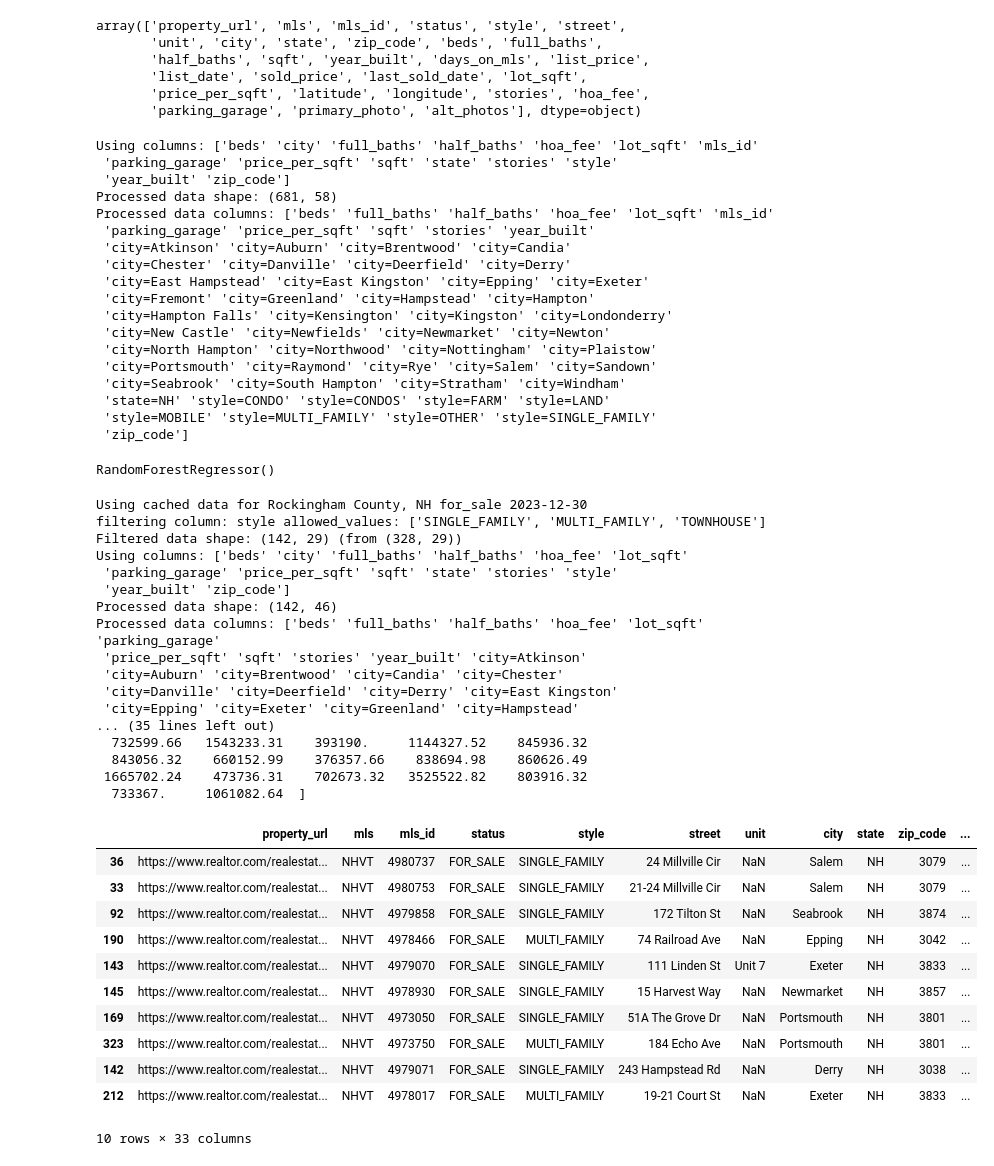
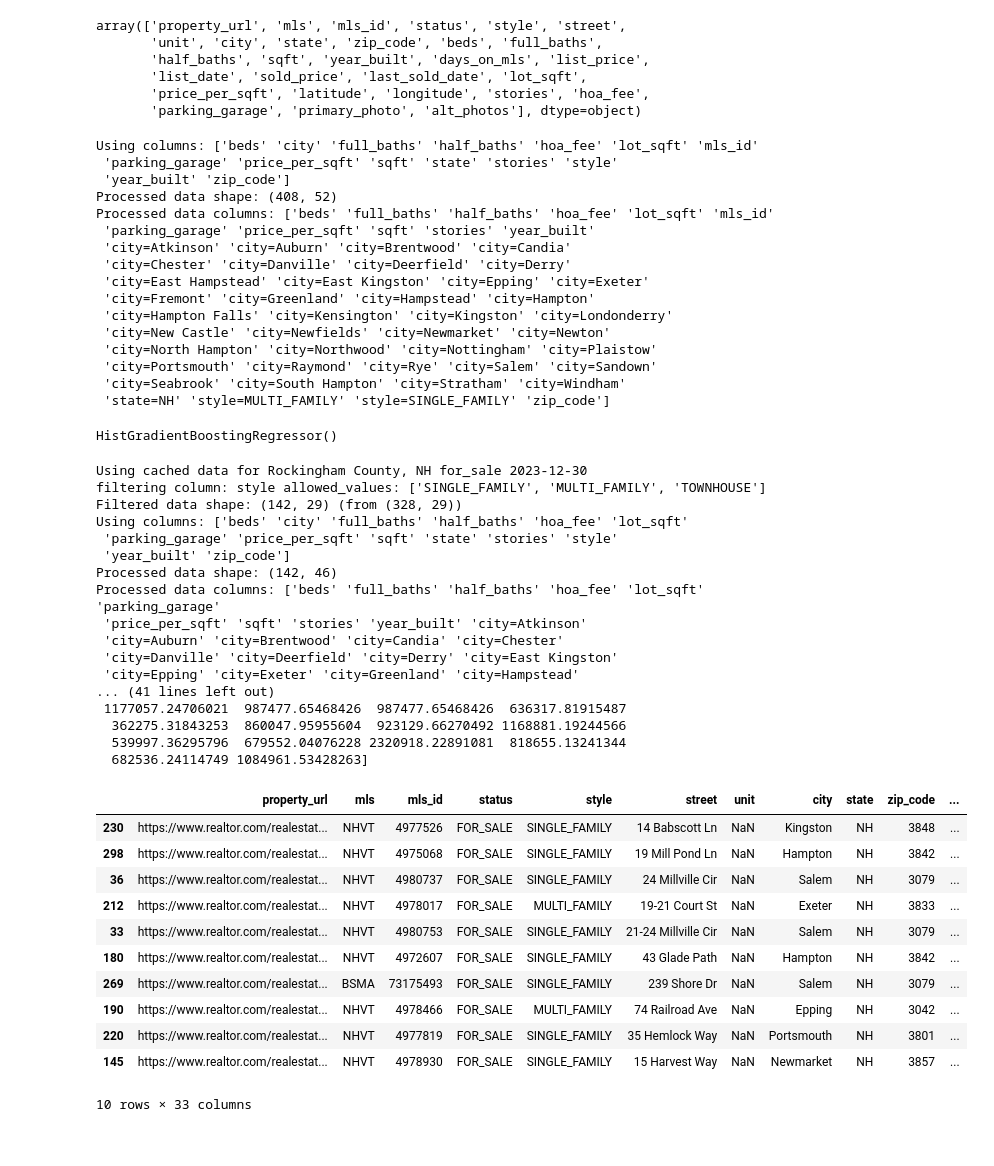
Before and after one commit to cbonoz/harvest-re, a Jupyter notebook: redfin_harvest.ipynb, the cells around one changed output. Cells and saved outputs as stored; diff of their text form; code cells hidden in the pictures.

```diff
--- a/redfin_harvest.ipynb
+++ b/redfin_harvest.ipynb
@@ -9,19 +9,20 @@ import sys
 from sklearn.model_selection import train_test_split
 from sklearn.preprocessing import StandardScaler
 from sklearn.linear_model import LinearRegression, LogisticRegression
-from sklearn.ensemble import RandomForestRegressor
+from sklearn.ensemble import RandomForestRegressor, HistGradientBoostingRegressor
 from sklearn.metrics import mean_squared_error
 
 # dict vectorizer
 from sklearn.feature_extraction import DictVectorizer
 
-ACTIVE_MODEL = RandomForestRegressor
+ACTIVE_MODEL = HistGradientBoostingRegressor
 
 
 TARGET_LOCATION = 'Rockingham County, NH'
+# TARGET_LOCATION = 'Middlesex County, MA'
 DATA_FOLDER = './data'
 
-MIN_PRICE = 700000
+MIN_PRICE = 500000
 
 print('ready')
 # %% [output]
@@ -38,7 +39,7 @@ class RedfinModel:
     TARGET_COLUMN = 'sold_price'
     COLUMNS_TO_ONE_HOT_ENCODE = ['zip_code', 'state', 'style', 'city']
     COLUMNS_TO_REMOVE = ['last_sold_date', 'list_price', 'latitude', 'longitude', 'days_on_mls', TARGET_COLUMN]
-    OUTPUT_COLUMNS = ['readable_address', 'style', 'list_price', 'predicted', 'diff', 'diff_percent', 'property_url']
+    OUTPUT_COLUMNS = ['readable_address', 'style', 'beds', 'list_price', 'predicted', 'diff', 'diff_percent', 'property_url']
 
     def __init__(self, location=TARGET_LOCATION, column_filters={}):
         self.model = None
@@ -59,7 +60,7 @@ class RedfinModel:
         if os.path.exists(filename):
             print(f"Using cached data for {location} {listing_type} {today}")
             # return data
-            return pd.read_csv(filename)
+            return self._filter_data(pd.read_csv(filename))
 
         past_days = 365 if listing_type == 'sold' else 90
 
@@ -77,7 +78,7 @@ class RedfinModel:
         print(f"Fetched properties ({len(properties)}): {location} {listing_type}")
         # Export to csv
         properties.to_csv(filename, index=False)
-        return properties
+        return self._filter_data(properties)
 
     def encode_onehot(self, df, cols):
         """
@@ -105,14 +106,22 @@ class RedfinModel:
 
         return df
 
-    def filter_data(self, data):
+    def _filter_data(self, data):
         original_shape = data.shape
+        # Remove out of range values
+        # if 'sold_price' in data.columns.values:
+        #     data = data[(data['sold_price'] > MIN_PRICE) & (data['sold_price'] < 10000000)]
+        # if 'list_price' in data.columns.values:
+        #     data = data[(data['list_price'] == np.NaN) | (data['list_price'] > MIN_PRICE) & (data['list_price'] < 10000000)]
+
         for column in self.column_filters:
             # check if value in column filters values
             if column in data.columns.values:
                 allowed_values = self.column_filters[column]
                 print('filtering column:', column, 'allowed_values:', allowed_values)
                 data = data[data[column].isin(allowed_values)]
+
+
 
         print(f"Filtered data shape: {data.shape} (from {original_shape})")
         return data
@@ -123,20 +132,10 @@ class RedfinModel:
         columns_to_use = np.setdiff1d(columns_to_use, RedfinModel.COLUMNS_TO_REMOVE)
         print('Using columns:', columns_to_use)
         data = data[columns_to_use]
-
-
         data = self.encode_onehot(data, RedfinModel.COLUMNS_TO_ONE_HOT_ENCODE)
 
         # Fill missing values or NaN
         data = data.fillna(0)
-
-                # Remove out of range values
-        if 'sold_price' in data.columns.values:
-            data = data[(data['sold_price'] > MIN_PRICE) & (data['sold_price'] < 5000000)]
-        if 'list_price' in data.columns.values:
-            data = data[(data['list_price'] > MIN_PRICE) & (data['list_price'] < 5000000)]
-
-
 
         print(f"Processed data shape: {data.shape}")
         print(f"Processed data columns: {data.columns.values}")
@@ -205,16 +206,12 @@ array(['property_url', 'mls', 'mls_id', 'status', 'style', 'street',
        'price_per_sqft', 'latitude', 'longitude', 'stories', 'hoa_fee',
        'parking_garage', 'primary_photo', 'alt_photos'], dtype=object)
 # %%
-# filtered_train = redfin.filter_data(train_df)
-filtered_train = train_df
-
-
-redfin.train_from_raw(filtered_train, filtered_train[RedfinModel.TARGET_COLUMN])
+redfin.train_from_raw(train_df, train_df[RedfinModel.TARGET_COLUMN])
 # %% [output]
 Using columns: ['beds' 'city' 'full_baths' 'half_baths' 'hoa_fee' 'lot_sqft' 'mls_id'
  'parking_garage' 'price_per_sqft' 'sqft' 'state' 'stories' 'style'
  'year_built' 'zip_code']
-Processed data shape: (681, 58)
+Processed data shape: (408, 52)
 Processed data columns: ['beds' 'full_baths' 'half_baths' 'hoa_fee' 'lot_sqft' 'mls_id'
  'parking_garage' 'price_per_sqft' 'sqft' 'stories' 'year_built'
  'city=Atkinson' 'city=Auburn' 'city=Brentwood' 'city=Candia'
@@ -226,13 +223,11 @@ Processed data columns: ['beds' 'full_baths' 'half_baths' 'hoa_fee' 'lot_sqft' '
  'city=North Hampton' 'city=Northwood' 'city=Nottingham' 'city=Plaistow'
  'city=Portsmouth' 'city=Raymond' 'city=Rye' 'city=Salem' 'city=Sandown'
  'city=Seabrook' 'city=South Hampton' 'city=Stratham' 'city=Windham'
- 'state=NH' 'style=CONDO' 'style=CONDOS' 'style=FARM' 'style=LAND'
- 'style=MOBILE' 'style=MULTI_FAMILY' 'style=OTHER' 'style=SINGLE_FAMILY'
- 'zip_code']
+ 'state=NH' 'style=MULTI_FAMILY' 'style=SINGLE_FAMILY' 'zip_code']
-RandomForestRegressor()
+HistGradientBoostingRegressor()
 # %%
 test_df = redfin.fetch_data('for_sale')
-test_df = redfin.filter_data(test_df)
+# test_df = redfin.filter_data(test_df)
 results = redfin.predict(test_df)
 print(results)
 # %% [output]
@@ -248,30 +243,30 @@ Processed data columns: ['beds' 'full_baths' 'half_baths' 'hoa_fee' 'lot_sqft' '
  'city=Auburn' 'city=Brentwood' 'city=Candia' 'city=Chester'
  'city=Danville' 'city=Deerfield' 'city=Derry' 'city=East Kingston'
  'city=Epping' 'city=Exeter' 'city=Greenland' 'city=Hampstead'
-... (35 lines left out)
-  732599.66   1543233.31    393190.     1144327.52    845936.32
-  843056.32    660152.99    376357.66    838694.98    860626.49
- 1665702.24    473736.31    702673.32   3525522.82    803916.32
-  733367.     1061082.64  ]
+... (41 lines left out)
+ 1177057.24706021  987477.65468426  987477.65468426  636317.81915487
+  362275.31843253  860047.95955604  923129.66270492 1168881.19244566
+  539997.36295796  679552.04076228 2320918.22891081  818655.13241344
+  682536.24114749 1084961.53428263]
 # %%
 # Find rows with biggest mismatch between listing price and predicted predicted
 test_df['predicted'] = results
 test_df['diff'] = test_df['predicted'] - test_df['list_price']
 test_df['diff_percent'] = test_df['diff'] / test_df['list_price'] * 100
-test_df['readable_address'] = test_df['street']# + ', ' + test_df['city'] + ', ' + test_df['state'] + ' ' + str(test_df['zip_code'])
+test_df['readable_address'] = test_df['street'] + ', ' + test_df['city'] + ', ' + test_df['state']# + ' ' + str(test_df['zip_code'])
 test_df.sort_values(by=['diff_percent'], ascending=False).head(10)
 # %% [output]
 |  | property_url | mls | mls_id | status | style | street | unit | city | state | zip_code | ... |
+| 230 | https://www.realtor.com/realestat... | NHVT | 4977526 | FOR_SALE | SINGLE_FAMILY | 14 Babscott Ln | NaN | Kingston | NH | 3848 | ... |
+| 298 | https://www.realtor.com/realestat... | NHVT | 4975068 | FOR_SALE | SINGLE_FAMILY | 19 Mill Pond Ln | NaN | Hampton | NH | 3842 | ... |
 | 36 | https://www.realtor.com/realestat... | NHVT | 4980737 | FOR_SALE | SINGLE_FAMILY | 24 Millville Cir | NaN | Salem | NH | 3079 | ... |
+| 212 | https://www.realtor.com/realestat... | NHVT | 4978017 | FOR_SALE | MULTI_FAMILY | 19-21 Court St | NaN | Exeter | NH | 3833 | ... |
 | 33 | https://www.realtor.com/realestat... | NHVT | 4980753 | FOR_SALE | SINGLE_FAMILY | 21-24 Millville Cir | NaN | Salem | NH | 3079 | ... |
-| 92 | https://www.realtor.com/realestat... | NHVT | 4979858 | FOR_SALE | SINGLE_FAMILY | 172 Tilton St | NaN | Seabrook | NH | 3874 | ... |
+| 180 | https://www.realtor.com/realestat... | NHVT | 4972607 | FOR_SALE | SINGLE_FAMILY | 43 Glade Path | NaN | Hampton | NH | 3842 | ... |
+| 269 | https://www.realtor.com/realestat... | BSMA | 73175493 | FOR_SALE | SINGLE_FAMILY | 239 Shore Dr | NaN | Salem | NH | 3079 | ... |
 | 190 | https://www.realtor.com/realestat... | NHVT | 4978466 | FOR_SALE | MULTI_FAMILY | 74 Railroad Ave | NaN | Epping | NH | 3042 | ... |
-| 143 | https://www.realtor.com/realestat... | NHVT | 4979070 | FOR_SALE | SINGLE_FAMILY | 111 Linden St | Unit 7 | Exeter | NH | 3833 | ... |
+| 220 | https://www.realtor.com/realestat... | NHVT | 4977819 | FOR_SALE | SINGLE_FAMILY | 35 Hemlock Way | NaN | Portsmouth | NH | 3801 | ... |
 | 145 | https://www.realtor.com/realestat... | NHVT | 4978930 | FOR_SALE | SINGLE_FAMILY | 15 Harvest Way | NaN | Newmarket | NH | 3857 | ... |
-| 169 | https://www.realtor.com/realestat... | NHVT | 4973050 | FOR_SALE | SINGLE_FAMILY | 51A The Grove Dr | NaN | Portsmouth | NH | 3801 | ... |
-| 323 | https://www.realtor.com/realestat... | NHVT | 4973750 | FOR_SALE | MULTI_FAMILY | 184 Echo Ave | NaN | Portsmouth | NH | 3801 | ... |
-| 142 | https://www.realtor.com/realestat... | NHVT | 4979071 | FOR_SALE | SINGLE_FAMILY | 243 Hampstead Rd | NaN | Derry | NH | 3038 | ... |
-| 212 | https://www.realtor.com/realestat... | NHVT | 4978017 | FOR_SALE | MULTI_FAMILY | 19-21 Court St | NaN | Exeter | NH | 3833 | ... |
 10 rows × 33 columns
 # %%
 print(redfin.trained_columns)
```
Also changed, not shown: parts of 3 cells of this notebook.
